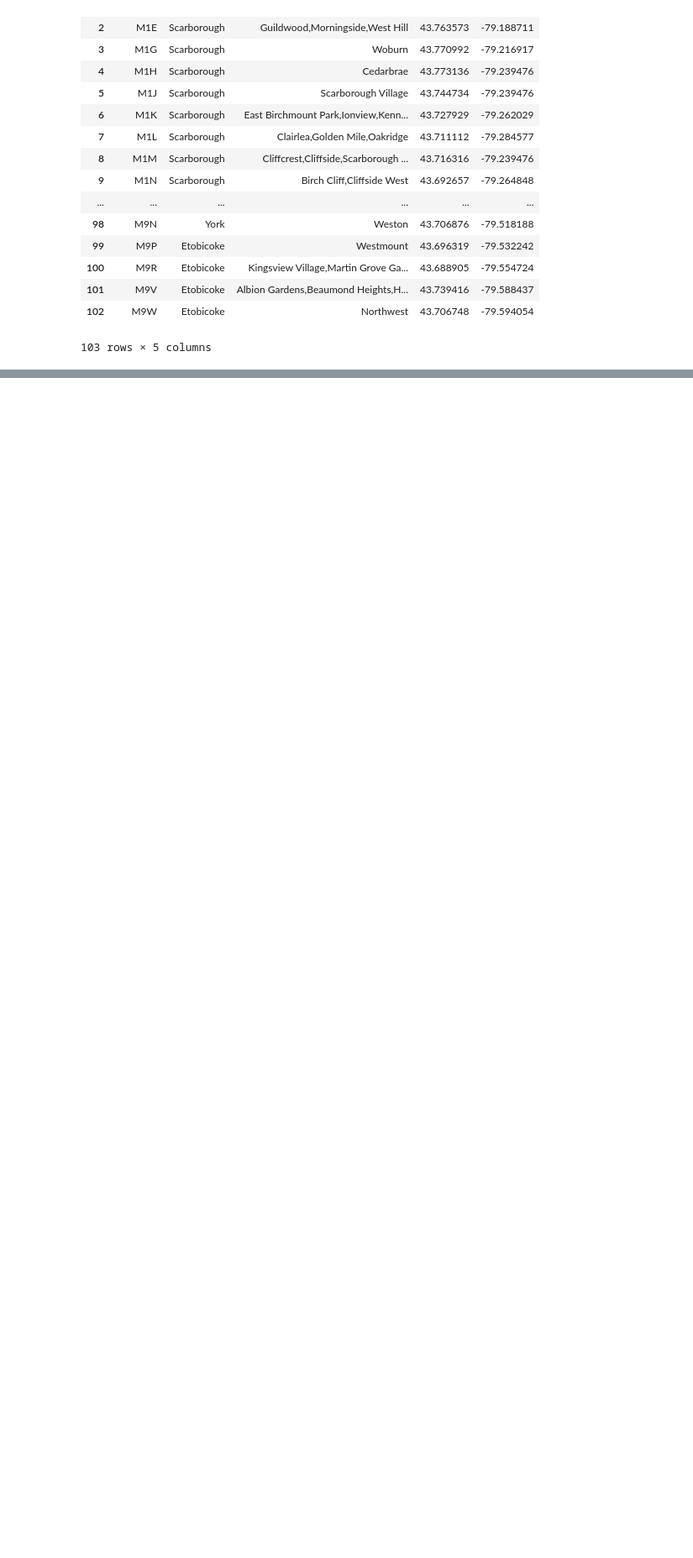
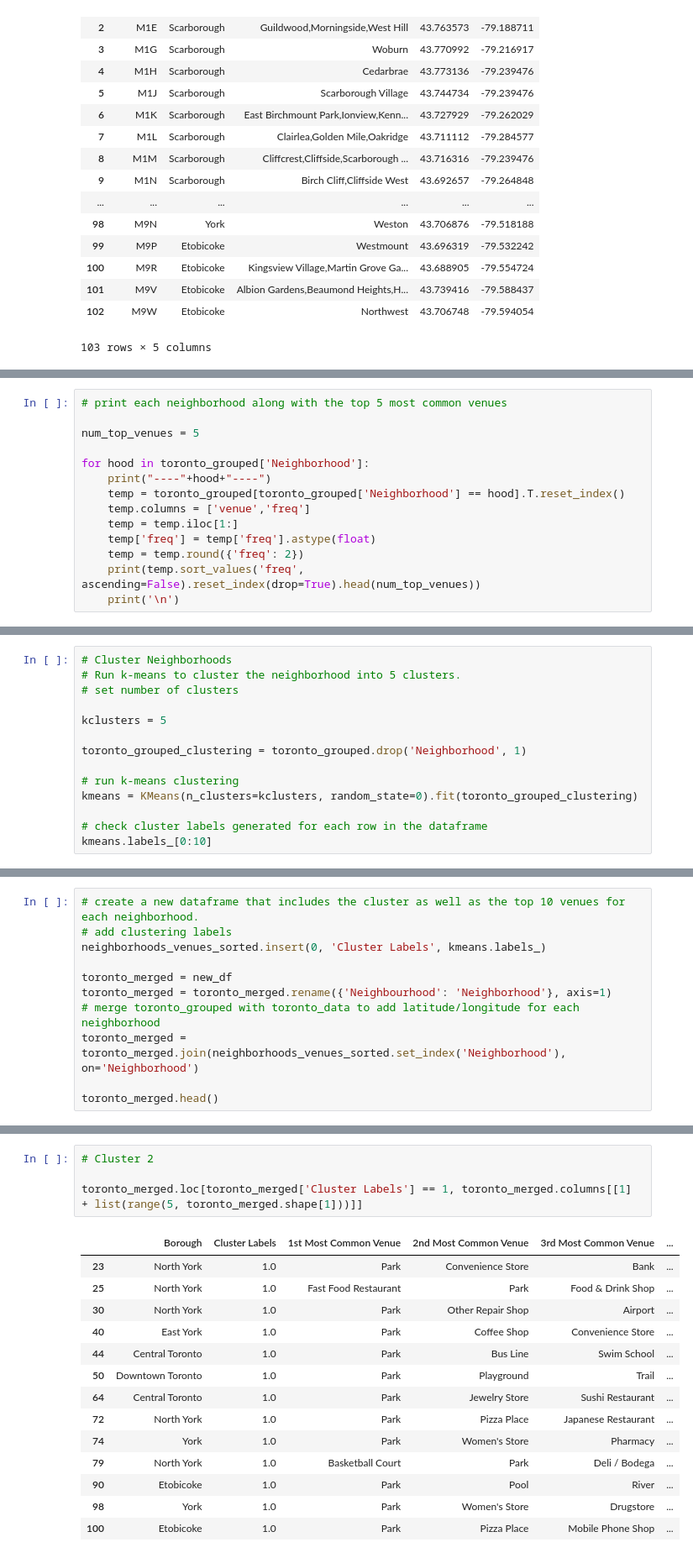
Before and after one commit to seubomb/Capstone_Project, a Jupyter notebook: Merge_LL_Toronto.ipynb, the cells around one changed output, grey strips where cells are left out. Shown at 84% size. Drawn from its saved outputs; the diff is of its cells as text; blank space fills up the shorter version.

```diff
--- a/Merge_LL_Toronto.ipynb
+++ b/Merge_LL_Toronto.ipynb
@@ -143,0 +334,14 @@ map_toronto
+# %%
+# print each neighborhood along with the top 5 most common venues
+
+num_top_venues = 5
+
+for hood in toronto_grouped['Neighborhood']:
+    print("----"+hood+"----")
+    temp = toronto_grouped[toronto_grouped['Neighborhood'] == hood].T.reset_index()
+    temp.columns = ['venue','freq']
+    temp = temp.iloc[1:]
+    temp['freq'] = temp['freq'].astype(float)
+    temp = temp.round({'freq': 2})
+    print(temp.sort_values('freq', ascending=False).reset_index(drop=True).head(num_top_venues))
+    print('\n')
@@ -143,0 +405,14 @@ map_toronto
+# %%
+# Cluster Neighborhoods
+# Run k-means to cluster the neighborhood into 5 clusters.
+# set number of clusters
+
+kclusters = 5
+
+toronto_grouped_clustering = toronto_grouped.drop('Neighborhood', 1)
+
+# run k-means clustering
+kmeans = KMeans(n_clusters=kclusters, random_state=0).fit(toronto_grouped_clustering)
+
+# check cluster labels generated for each row in the dataframe
+kmeans.labels_[0:10]
@@ -143,0 +421,11 @@ map_toronto
+# %%
+# create a new dataframe that includes the cluster as well as the top 10 venues for each neighborhood.
+# add clustering labels
+neighborhoods_venues_sorted.insert(0, 'Cluster Labels', kmeans.labels_)
+
+toronto_merged = new_df
+toronto_merged = toronto_merged.rename({'Neighbourhood': 'Neighborhood'}, axis=1)
+# merge toronto_grouped with toronto_data to add latitude/longitude for each neighborhood
+toronto_merged = toronto_merged.join(neighborhoods_venues_sorted.set_index('Neighborhood'), on='Neighborhood')
+
+toronto_merged.head()
@@ -143,0 +476,19 @@ map_toronto
+# %%
+# Cluster 2
+
+toronto_merged.loc[toronto_merged['Cluster Labels'] == 1, toronto_merged.columns[[1] + list(range(5, toronto_merged.shape[1]))]]
+# %% [output]
+|  | Borough | Cluster Labels | 1st Most Common Venue | 2nd Most Common Venue | 3rd Most Common Venue | ... |
+| 23 | North York | 1.0 | Park | Convenience Store | Bank | ... |
+| 25 | North York | 1.0 | Fast Food Restaurant | Park | Food & Drink Shop | ... |
+| 30 | North York | 1.0 | Park | Other Repair Shop | Airport | ... |
+| 40 | East York | 1.0 | Park | Coffee Shop | Convenience Store | ... |
+| 44 | Central Toronto | 1.0 | Park | Bus Line | Swim School | ... |
+| 50 | Downtown Toronto | 1.0 | Park | Playground | Trail | ... |
+| 64 | Central Toronto | 1.0 | Park | Jewelry Store | Sushi Restaurant | ... |
+| 72 | North York | 1.0 | Park | Pizza Place | Japanese Restaurant | ... |
+| 74 | York | 1.0 | Park | Women's Store | Pharmacy | ... |
+| 79 | North York | 1.0 | Basketball Court | Park | Deli / Bodega | ... |
+| 90 | Etobicoke | 1.0 | Park | Pool | River | ... |
+| 98 | York | 1.0 | Park | Women's Store | Drugstore | ... |
+| 100 | Etobicoke | 1.0 | Park | Pizza Place | Mobile Phone Shop | ... |
```
Also changed, not shown: parts of 22 cells of this notebook.
